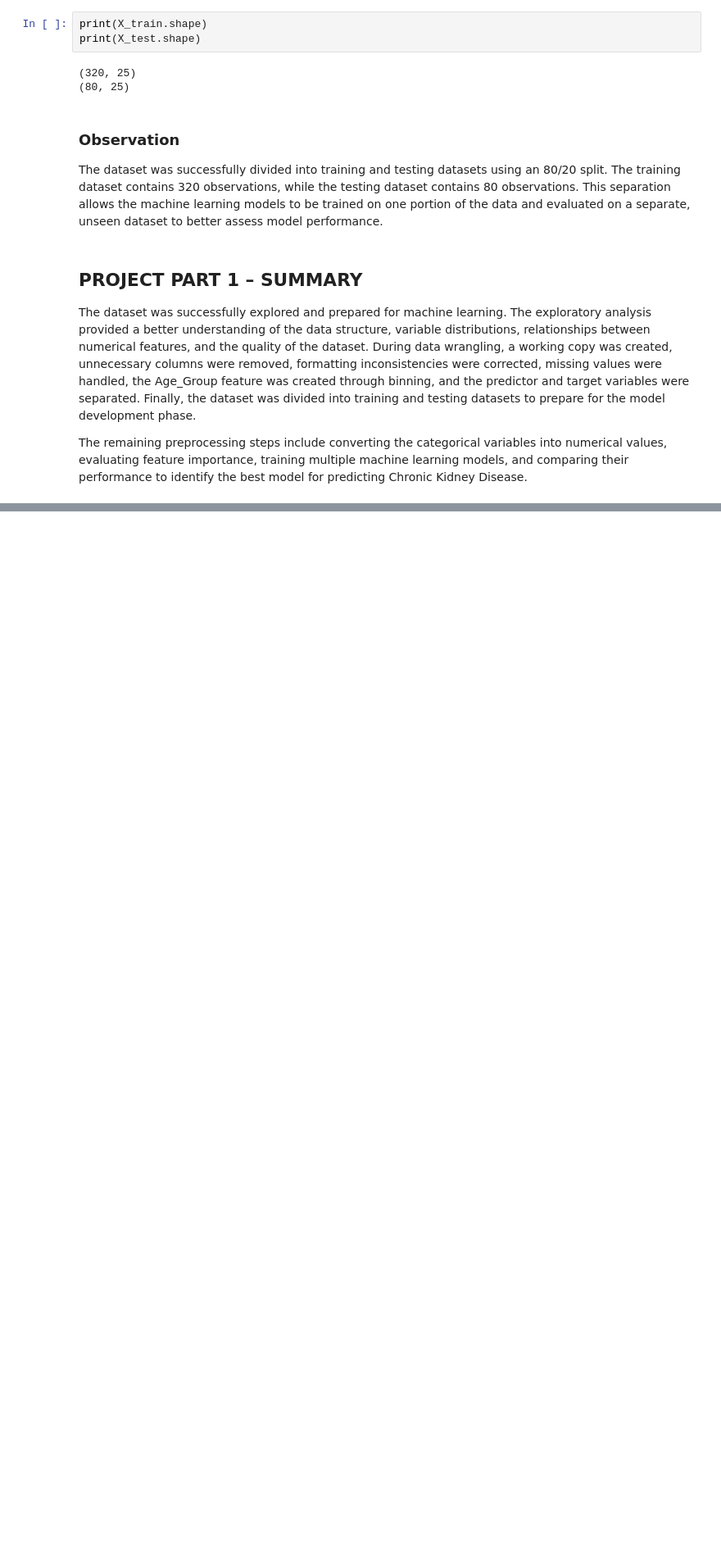
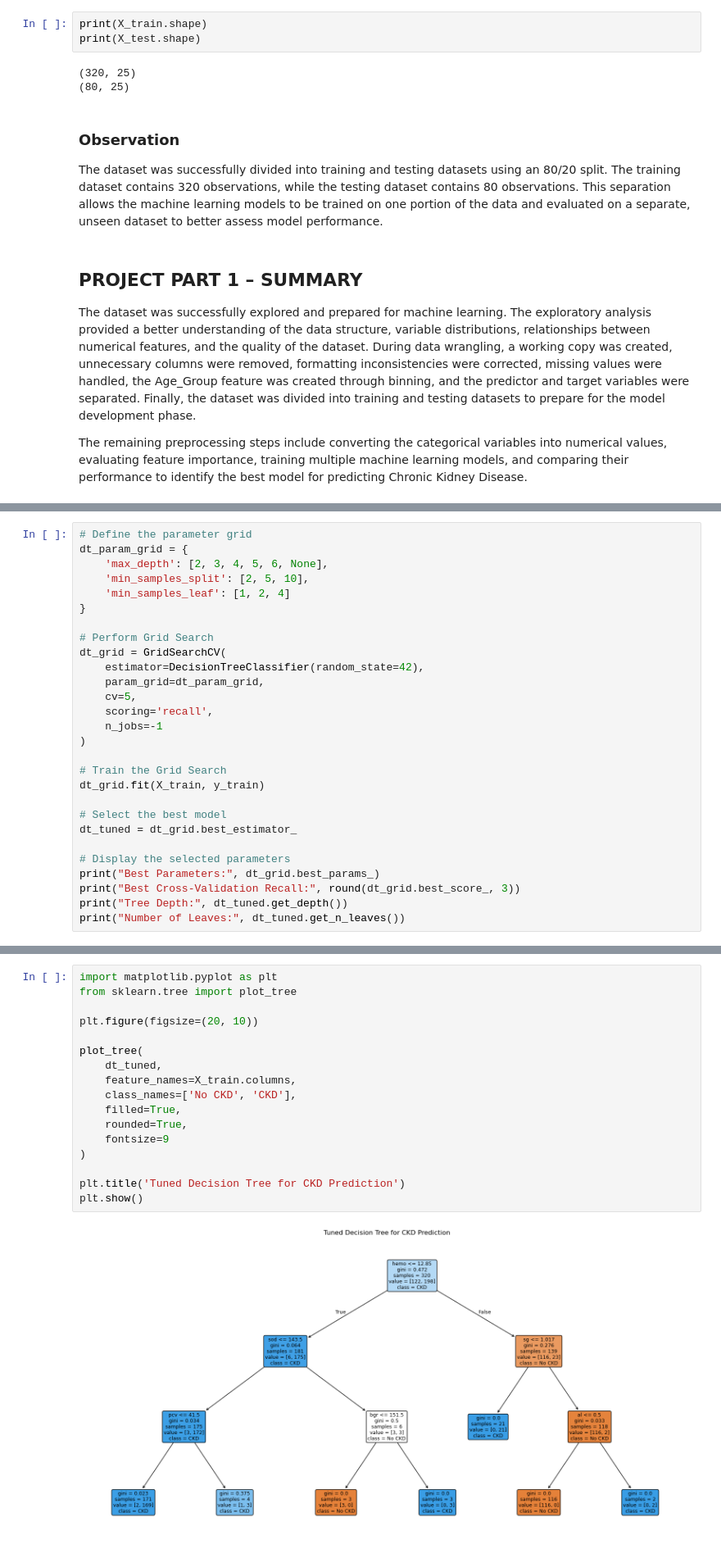
Before and after one commit to rcswider/Chronic-Kidney-Disease, a Jupyter notebook: notebooks/Copy Thais_Group4_ISDS7075_FinalProject.ipynb, the cells around one changed output, grey strips where cells are left out. Shown at 82% size. Cells and saved outputs as stored; diff of their text form; blank space fills up the shorter version.

```diff
--- a/notebooks/Copy Thais_Group4_ISDS7075_FinalProject.ipynb
+++ b/notebooks/Copy Thais_Group4_ISDS7075_FinalProject.ipynb
@@ -459,0 +855,28 @@ The remaining preprocessing steps include converting the categorical variables i
+# %%
+# Define the parameter grid
+dt_param_grid = {
+    'max_depth': [2, 3, 4, 5, 6, None],
+    'min_samples_split': [2, 5, 10],
+    'min_samples_leaf': [1, 2, 4]
+}
+
+# Perform Grid Search
+dt_grid = GridSearchCV(
+    estimator=DecisionTreeClassifier(random_state=42),
+    param_grid=dt_param_grid,
+    cv=5,
+    scoring='recall',
+    n_jobs=-1
+)
+
+# Train the Grid Search
+dt_grid.fit(X_train, y_train)
+
+# Select the best model
+dt_tuned = dt_grid.best_estimator_
+
+# Display the selected parameters
+print("Best Parameters:", dt_grid.best_params_)
+print("Best Cross-Validation Recall:", round(dt_grid.best_score_, 3))
+print("Tree Depth:", dt_tuned.get_depth())
+print("Number of Leaves:", dt_tuned.get_n_leaves())
@@ -459,0 +965,19 @@ The remaining preprocessing steps include converting the categorical variables i
+# %%
+import matplotlib.pyplot as plt
+from sklearn.tree import plot_tree
+
+plt.figure(figsize=(20, 10))
+
+plot_tree(
+    dt_tuned,
+    feature_names=X_train.columns,
+    class_names=['No CKD', 'CKD'],
+    filled=True,
+    rounded=True,
+    fontsize=9
+)
+
+plt.title('Tuned Decision Tree for CKD Prediction')
+plt.show()
+# %% [output]
+[figure, added]
```
Also changed, not shown: parts of 71 cells of this notebook.
